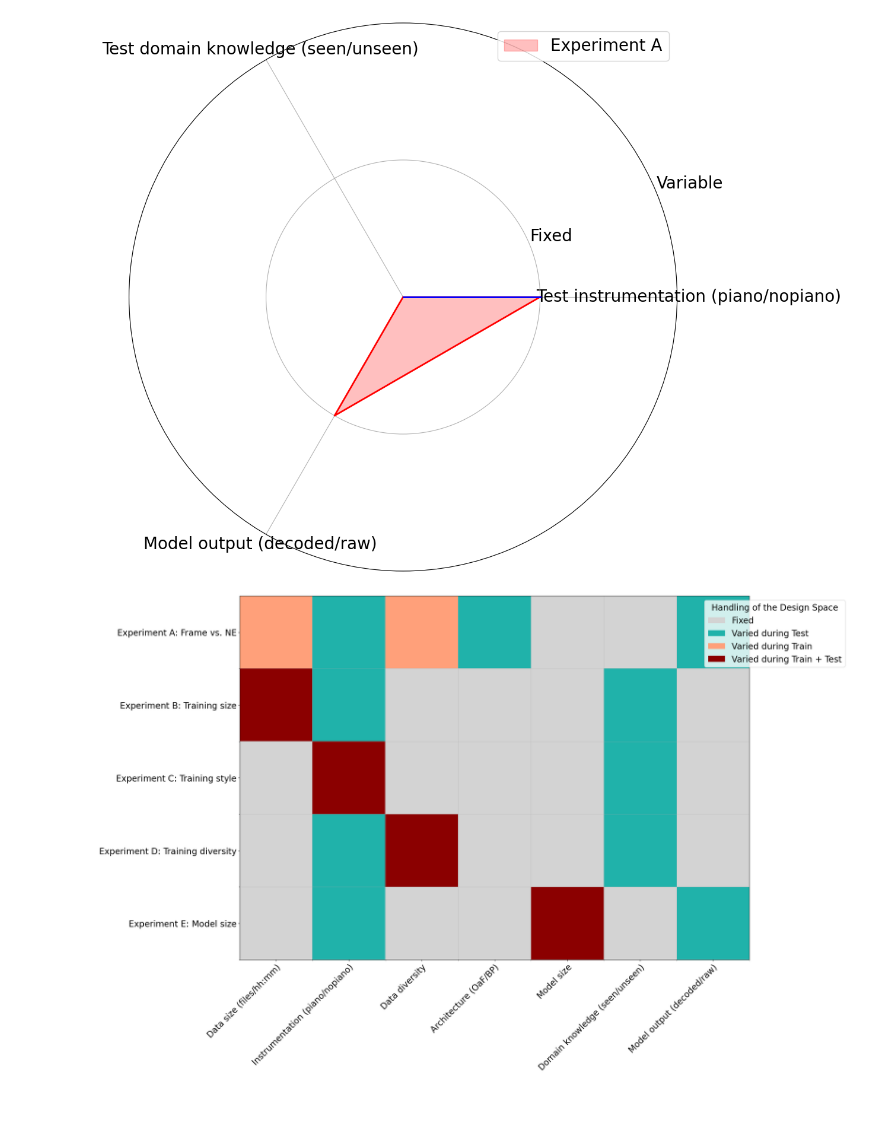
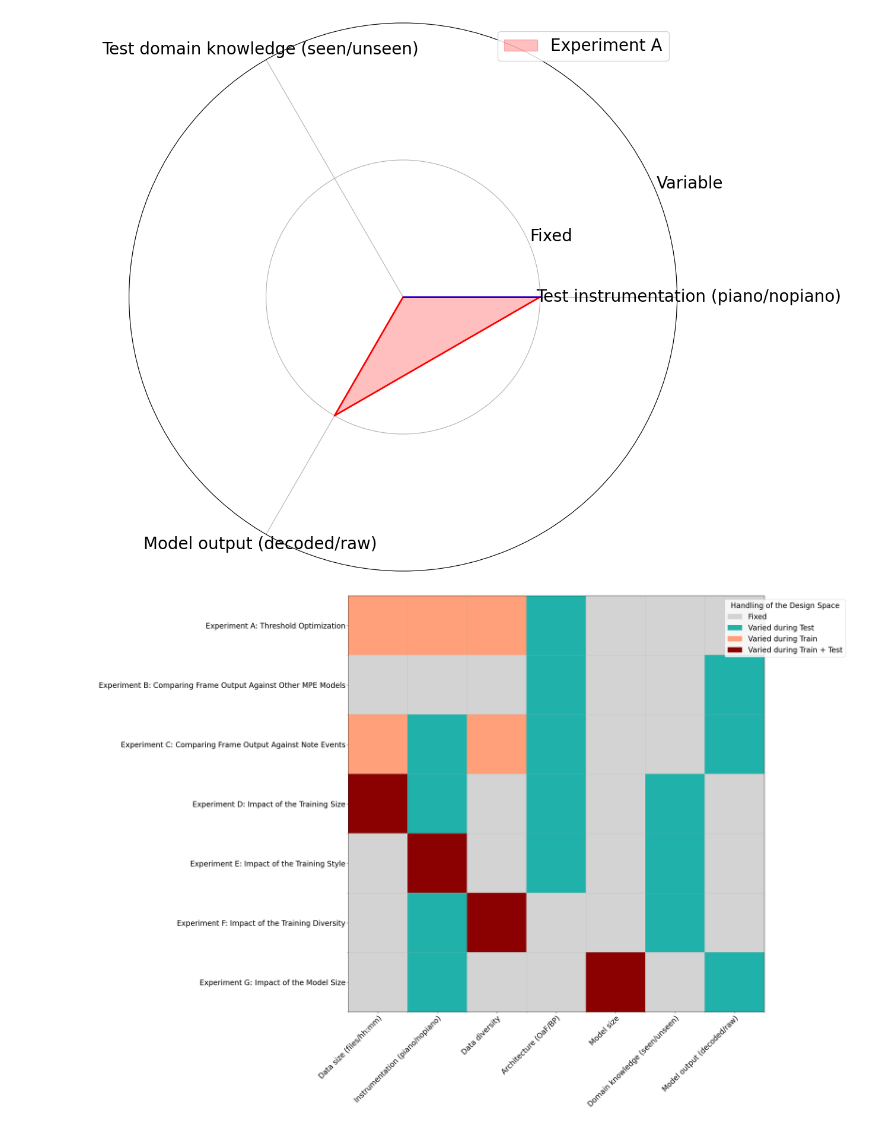
Before and after one commit to marc-philipp-knechtle/amt-eval, a Jupyter notebook: ipynb-viz/experiments/experimental-design-space.ipynb, the cells around one changed output. Saved outputs shown, nothing was run; the diff lists cells and outputs as text; code cells hidden in the pictures.

Commit message:
update experimental design space with new experiments

```diff
--- a/ipynb-viz/experiments/experimental-design-space.ipynb
+++ b/ipynb-viz/experiments/experimental-design-space.ipynb
@@ -146,30 +146,21 @@ matplotlib.rcParams.update({'font.size': 20})
 categories = ['Data size (files/hh:mm)', 'Instrumentation (piano/nopiano)', 'Data diversity',
               'Architecture (OaF/BP)', 'Model size', 'Domain knowledge (seen/unseen)',
               'Model output (decoded/raw)']
-items = ['Experiment A: Frame vs. NE', 'Experiment B: Training size', 'Experiment C: Training style', 'Experiment D: Training diversity', 'Experiment E: Model size']
+# items = ['Experiment A: Frame vs. NE', 'Experiment B: Training size', 'Experiment C: Training style', 'Experiment D: Training diversity', 'Experiment E: Model size']
+items = ['Experiment A: Threshold Optimization', 'Experiment B: Comparing Frame Output Against Other MPE Models', 'Experiment C: Comparing Frame Output Against Note Events', 'Experiment D: Impact of the Training Size', 'Experiment E: Impact of the Training Style', 'Experiment F: Impact of the Training Diversity', 'Experiment G: Impact of the Model Size']
 category_values = ['Fixed', 'Varied during Test', 'Varied during Train', 'Varied during Train + Test']  # Categorical values
 
 # Generate example categorical data
 # np.random.seed(42)
 # data_labels = np.random.choice(category_values, size=(1, 7))
 
-data_numeric = [[2, 1, 2, 1, 0, 0, 1], # Experiment A: Comparing Frame output against Note events
-                # Training size: Training, because we have different sizes in OaF vs BP baseline models
-                # Architecture: Test, because we compare the two against each other
-                # Test domain know: Test, because two different evals
-                # Model output: Test, because that's the purpose of this exp
-                [3, 1, 0, 0, 0, 1, 0], # Experiment B: Impact of the training size
-                # Training size: train different models with diff size, eval with divverent size
-                # Instrumentation: Eval piano - nopiano
-                # Architecture: test - we train two models OaF + BP with this
-                # Test domain: test
-                [0, 3, 0, 0, 0, 1, 0], # Experiment C: Impact of the training style
-                # Instrumentation: Training piano/nopiano models
-                # Architecture: test OaF + BP
-                # Test domain: test unseen + seen
-                [0, 1, 3, 0, 0, 1, 0], # Experiment D: Impact of the training diversity
-                #
-                [0, 1, 0, 0, 3, 0, 1], # Experiment E: Impact of the model size
+data_numeric = [[2, 2, 2, 1, 0, 0, 0],
+                [0, 0, 0, 1, 0, 0, 1],
+                [2, 1, 2, 1, 0, 0, 1],
+                [3, 1, 0, 1, 0, 1, 0],
+                [0, 3, 0, 1, 0, 1, 0],
+                [0, 1, 3, 0, 0, 1, 0],
+                [0, 1, 0, 0, 3, 0, 1],
                 ]
 
 
@@ -189,31 +180,31 @@ im = ax.imshow(data_numeric, cmap=cmap)
 # Set axis labels (this is necessary that the labels are on the correct positions
 ax.set_xticks(np.arange(len(categories)))
 ax.set_yticks(np.arange(len(items)))
 # ax.grid(True, which='major', linestyle='-', linewidth='0.5')
 # set shifted gridlabel annotations
 ax.set_xticks(np.arange(len(categories)) + 0.5, minor=True)  # Shift x grid by 0.5
 ax.set_yticks(np.arange(len(items)) + 0.5, minor=True)  # Shift y grid by 0.1
 ax.grid(True, which='minor', linestyle='-', alpha=0.5)
 ax.set_xticklabels(categories)
 ax.set_yticklabels(items)
 
 # Rotate category labels for readability
 plt.setp(ax.get_xticklabels(), rotation=45, ha="right", rotation_mode="anchor")
 
 # Annotate each cell with the actual category label (A, B, C, D)
 # for i in range(len(items)):
 #     for j in range(len(categories)):
 #         ax.text(j, i, data_labels[i, j], ha="center", va="center", color="black")
 
 # Add a legend
 from matplotlib.patches import Patch
 
 legend_elements = [Patch(facecolor=colors[i], label=category_values[i]) for i in range(len(category_values))]
 # previous loc was upper right
 ax.legend(handles=legend_elements, title="Handling of the Design Space", bbox_to_anchor=(1.05, 1), loc='upper center')
 
 # ax.set_title("Categorical Heatmap (4 Categories)")
 plt.tight_layout()
 plt.show()
 # %% [output]
-[figure, old version]
+[figure, new version]
```
